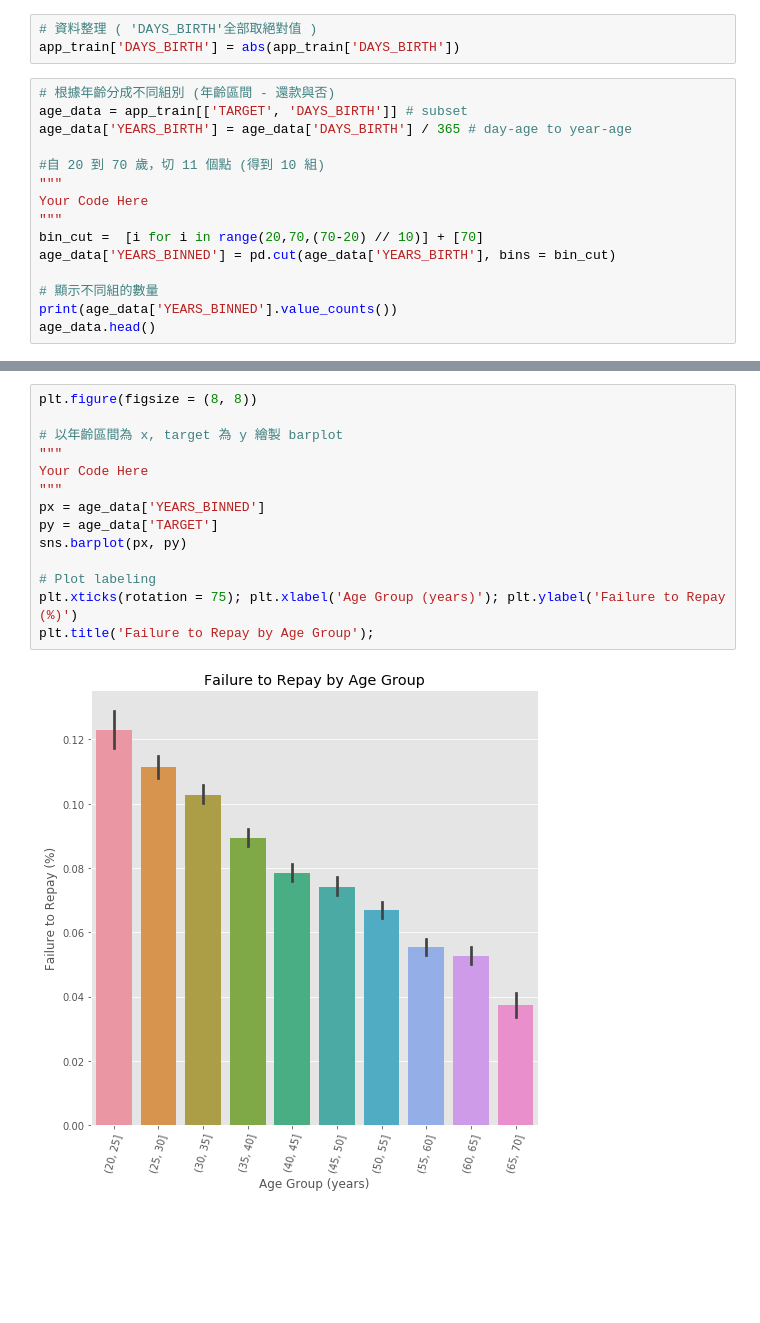
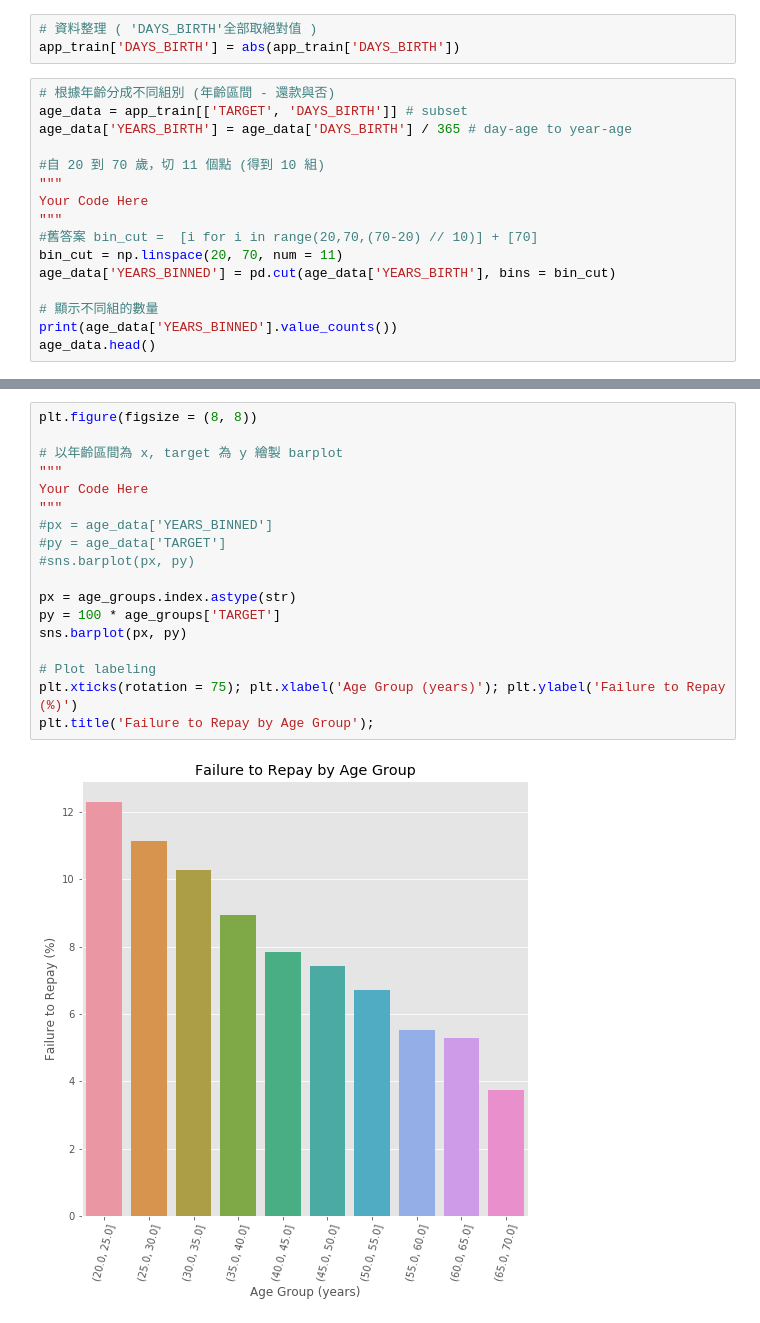
Before and after one commit to sevaroy/100Day-ML-Marathon, a Jupyter notebook: homework/Day_011_HW.ipynb, the cells around one changed output, grey strips where cells are left out. Saved outputs shown, nothing was run; the diff lists cells and outputs as text; blank space fills up the shorter version.

```diff
--- a/homework/Day_011_HW.ipynb
+++ b/homework/Day_011_HW.ipynb
@@ -55,7 +55,8 @@ age_data['YEARS_BIRTH'] = age_data['DAYS_BIRTH'] / 365 # day-age to year-age
 """
 Your Code Here
 """
-bin_cut =  [i for i in range(20,70,(70-20) // 10)] + [70]
+#舊答案 bin_cut =  [i for i in range(20,70,(70-20) // 10)] + [70]
+bin_cut = np.linspace(20, 70, num = 11)
 age_data['YEARS_BINNED'] = pd.cut(age_data['YEARS_BIRTH'], bins = bin_cut)
 
 # 顯示不同組的數量
@@ -117,16 +119,20 @@ age_groups
 # %%
 plt.figure(figsize = (8, 8))
 
 # 以年齡區間為 x, target 為 y 繪製 barplot
 """
 Your Code Here
 """
-px = age_data['YEARS_BINNED']
-py = age_data['TARGET']
+#px = age_data['YEARS_BINNED']
+#py = age_data['TARGET']
+#sns.barplot(px, py)
+
+px = age_groups.index.astype(str)
+py = 100 * age_groups['TARGET']
 sns.barplot(px, py)
 
 # Plot labeling
 plt.xticks(rotation = 75); plt.xlabel('Age Group (years)'); plt.ylabel('Failure to Repay (%)')
 plt.title('Failure to Repay by Age Group');
 # %% [output]
-[figure, old version]
+[figure, new version]
```
Also changed, not shown: parts of 3 cells of this notebook.
